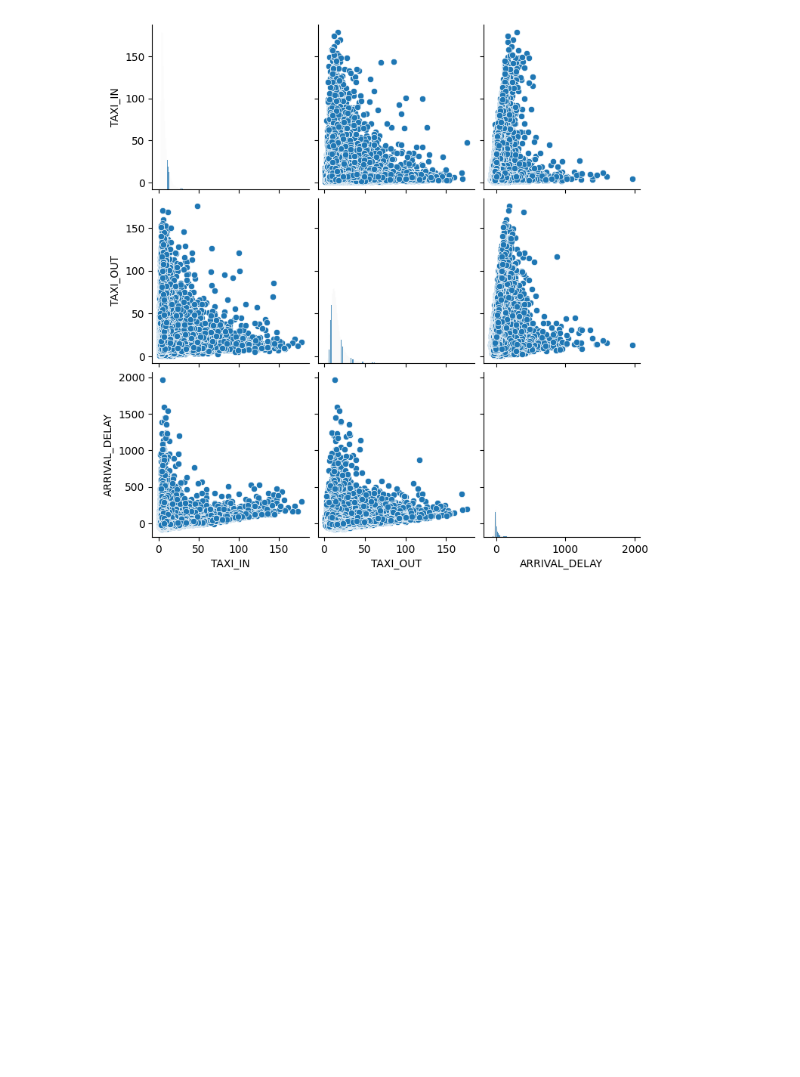
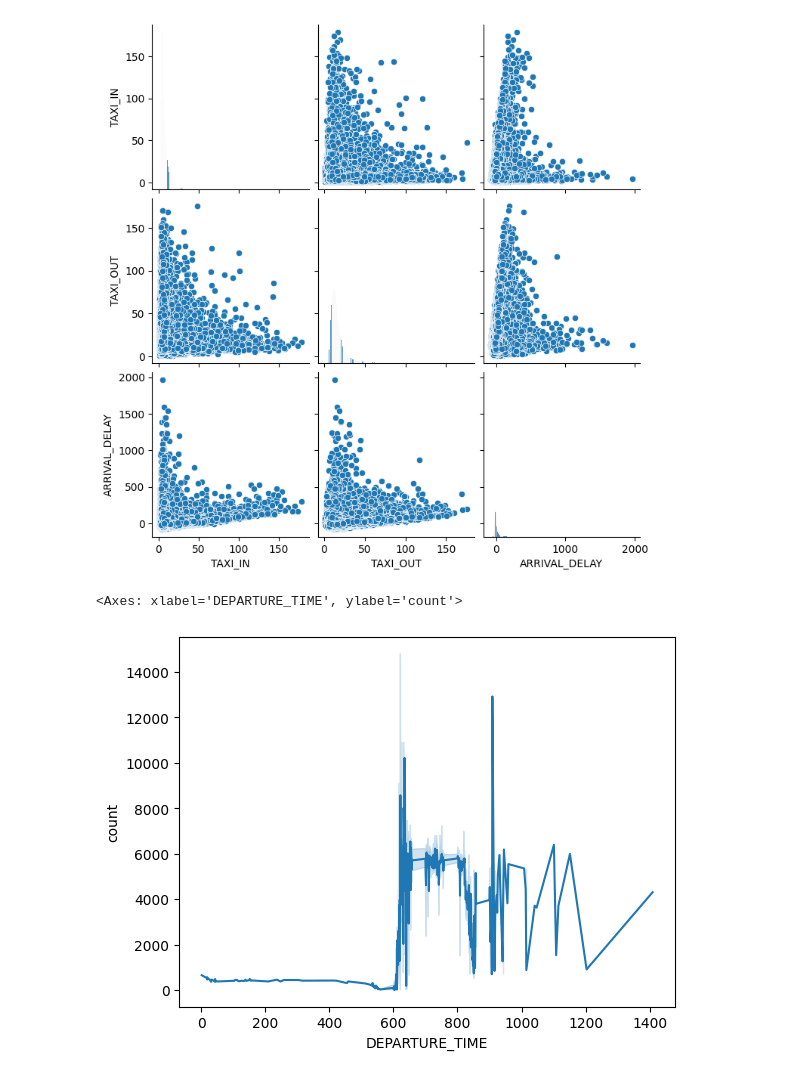
Before and after one commit to anonymo2239/Flight-Delay-Cancellation-Dataset, a Jupyter notebook: src/EDA_flights.ipynb, the cells around one changed output. Drawn from its saved outputs; the diff is of its cells as text; code cells hidden in the pictures; blank space fills up the shorter version.

```diff
--- a/src/EDA_flights.ipynb
+++ b/src/EDA_flights.ipynb
@@ -219,3 +225,8 @@ sns.pairplot(data=january_df[["TAXI_IN", "TAXI_OUT", 'ARRIVAL_DELAY']])
 # %% [output]
 <seaborn.axisgrid.PairGrid at 0x...>
 [figure]
+# %%
+sns.lineplot(x='DEPARTURE_TIME', y=semi_clean_df['DEPARTURE_TIME'].value_counts(), data=semi_clean_df)
+# %% [output]
+<Axes: xlabel='DEPARTURE_TIME', ylabel='count'>
+[figure, added]
```
Also changed, not shown: parts of 8 cells of this notebook, 4 other files.
